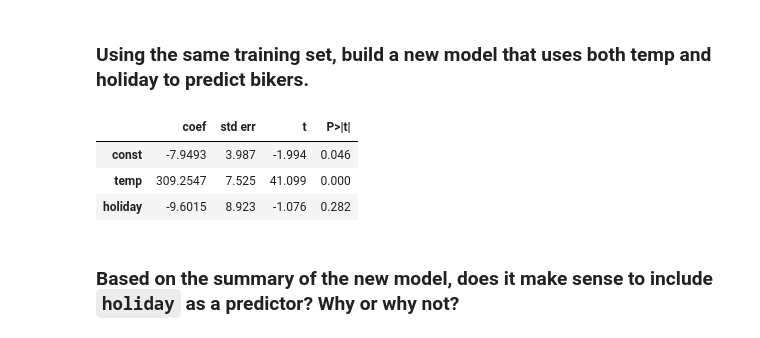
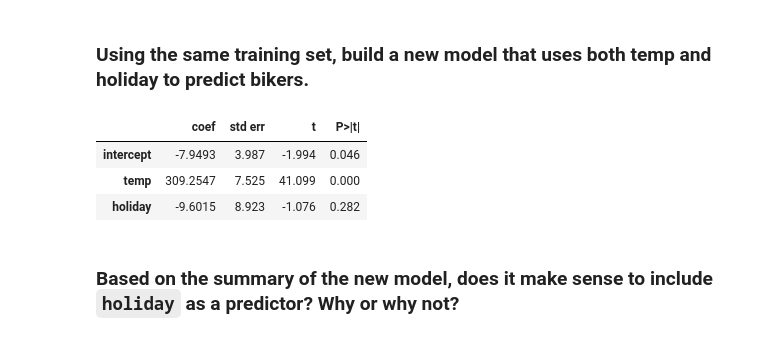
Before and after one commit to logandemianczyk/code_2600, a Jupyter notebook: mod04_linear.ipynb, the cells around one changed output. Drawn from its saved outputs; the diff is of its cells as text; code cells hidden in the pictures.

```diff
--- a/mod04_linear.ipynb
+++ b/mod04_linear.ipynb
@@ -218,13 +218,12 @@ abline(ax,
 # %% [markdown]
 ### Using the same training set, build a new model that uses both temp and holiday to predict bikers.
 # %%
-X2 = sm.add_constant(X_train[['temp','holiday']])
-model_2 = sm.OLS(y_train, X2)
+model_2 = sm.OLS(y_train, X_train[['intercept', 'temp','holiday']])
 results_2 = model_2.fit()
 summarize(results_2)
 # %% [output]
 |  | coef | std err | t | P>|t| |
-| const | -7.9493 | 3.987 | -1.994 | 0.046 |
+| intercept | -7.9493 | 3.987 | -1.994 | 0.046 |
 | temp | 309.2547 | 7.525 | 41.099 | 0.000 |
 | holiday | -9.6015 | 8.923 | -1.076 | 0.282 |
 # %% [markdown]
```
Also changed, not shown: parts of 4 cells of this notebook.
